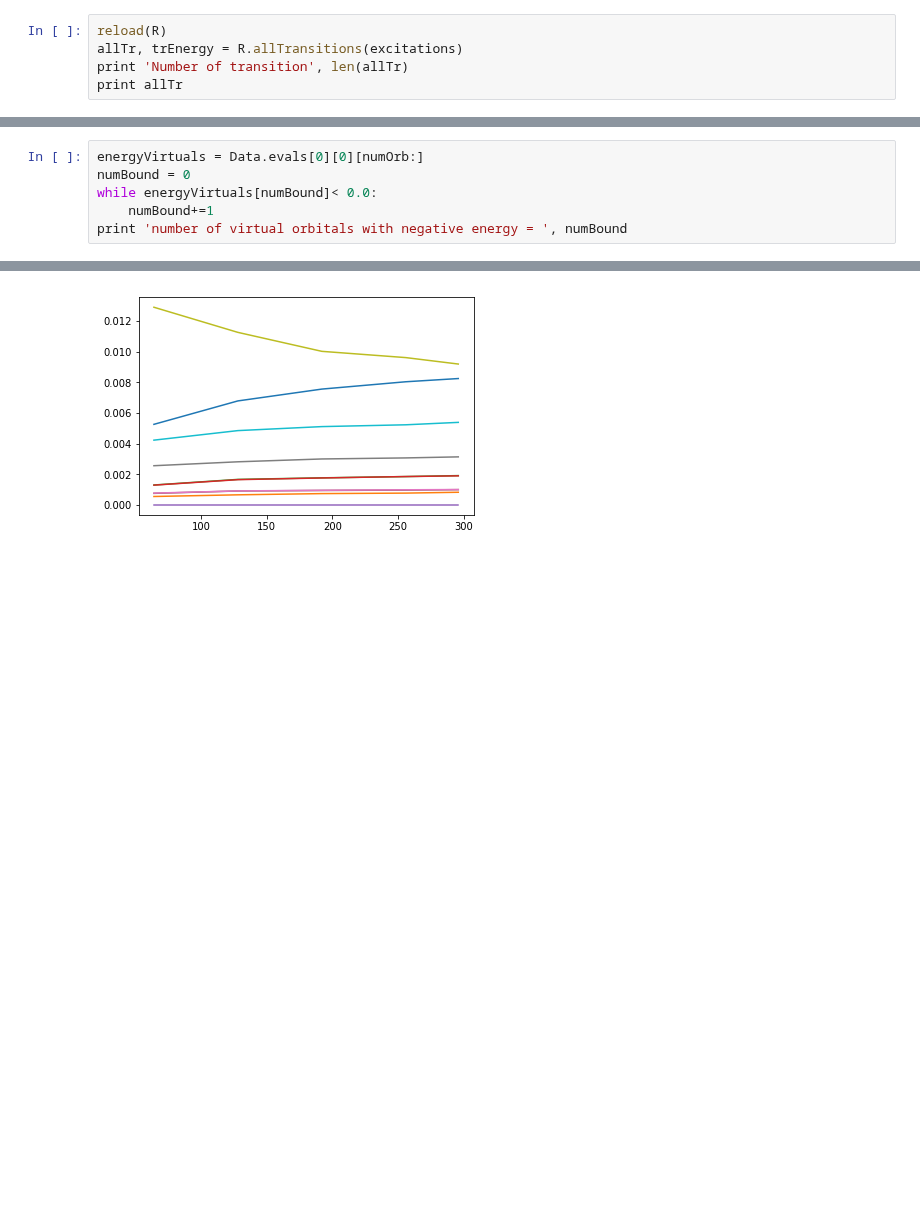
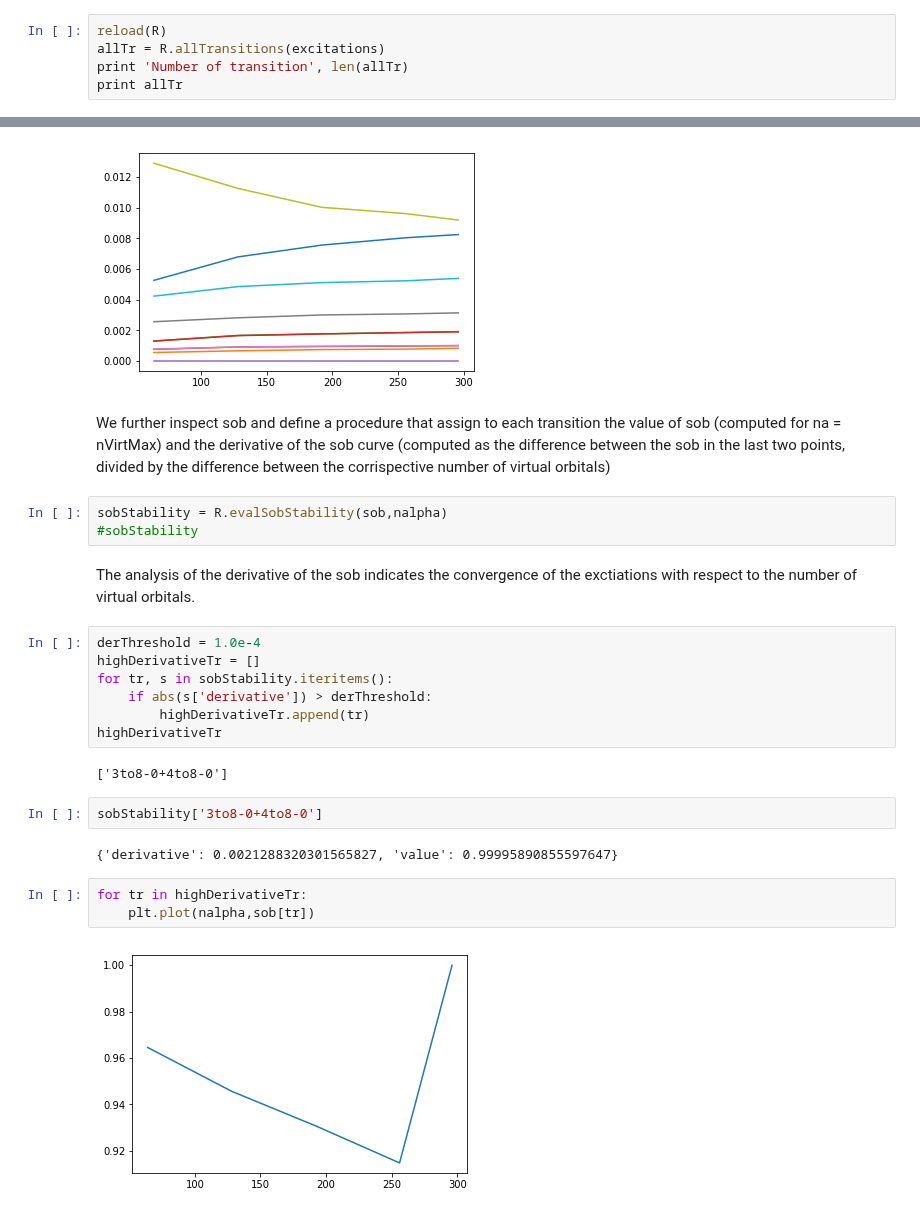
Before and after one commit to luigigenovese/KPM-nb, a Jupyter notebook: POLARIZABILITY/N2/periodic-bc/Analysis_of_Excitonic_States.ipynb, the cells around one changed output, grey strips where cells are left out. Drawn from its saved outputs; the diff is of its cells as text; blank space fills up the shorter version.

```diff
--- a/POLARIZABILITY/N2/periodic-bc/Analysis_of_Excitonic_States.ipynb
+++ b/POLARIZABILITY/N2/periodic-bc/Analysis_of_Excitonic_States.ipynb
@@ -82,7 +82,7 @@ excitations = R.removeDegenarices(excitations)
 The list allTr contains the labels of the transitions considered (the procedure consider only the transitions that appears for all the values of nalpha). The list is sorted with increasing energy (for each transition it consider the energy of the highest na).
 # %%
 reload(R)
-allTr, trEnergy = R.allTransitions(excitations)
+allTr = R.allTransitions(excitations)
 print 'Number of transition', len(allTr)
 print allTr
 # %% [output]
@@ -195,9 +166,3 @@ COMMENT:
 For each transition in allTr we build a dictionary that contains a list with the value of 1 - sum of the coefficients of weightAlpha over the bounded virtual orbtilas (a value for each choice of na).
 
 A value close to zero of this parameters denotes a negligible contribution of the unbounded virtual orbitals to the transition. It will be interesting to check if there is a correlation with this parameter and the depenedence of the energy of the transition to the boundary condition adopted (dimension of the box, free boundary condition vs periodic bc)
-# %%
-energyVirtuals = Data.evals[0][0][numOrb:]
-numBound = 0
-while energyVirtuals[numBound]< 0.0:
-    numBound+=1
-print 'number of virtual orbitals with negative energy = ', numBound
@@ -217,3 +187,28 @@ for tr in selLab:
     plt.plot(nalpha,sob[tr])
 # %% [output]
 [figure]
+# %% [markdown]
+We further inspect sob and define a procedure that assign to each transition the value of sob (computed for na = nVirtMax) and the derivative of the sob curve (computed as the difference between the sob in the last two points, divided by the difference between the corrispective number of virtual orbitals)
+# %%
+sobStability = R.evalSobStability(sob,nalpha)
+#sobStability
+# %% [markdown]
+The analysis of the derivative of the sob indicates the convergence of the exctiations with respect to the number of virtual orbitals.
+# %%
+derThreshold = 1.0e-4
+highDerivativeTr = []
+for tr, s in sobStability.iteritems():
+    if abs(s['derivative']) > derThreshold:
+        highDerivativeTr.append(tr)
+highDerivativeTr
+# %% [output]
+['3to8-0+4to8-0']
+# %%
+sobStability['3to8-0+4to8-0']
+# %% [output]
+{'derivative': 0.0021288320301565827, 'value': 0.99995890855597647}
+# %%
+for tr in highDerivativeTr:
+    plt.plot(nalpha,sob[tr])
+# %% [output]
+[figure, added]
```
Also changed, not shown: parts of 10 cells of this notebook, 3 other files.
